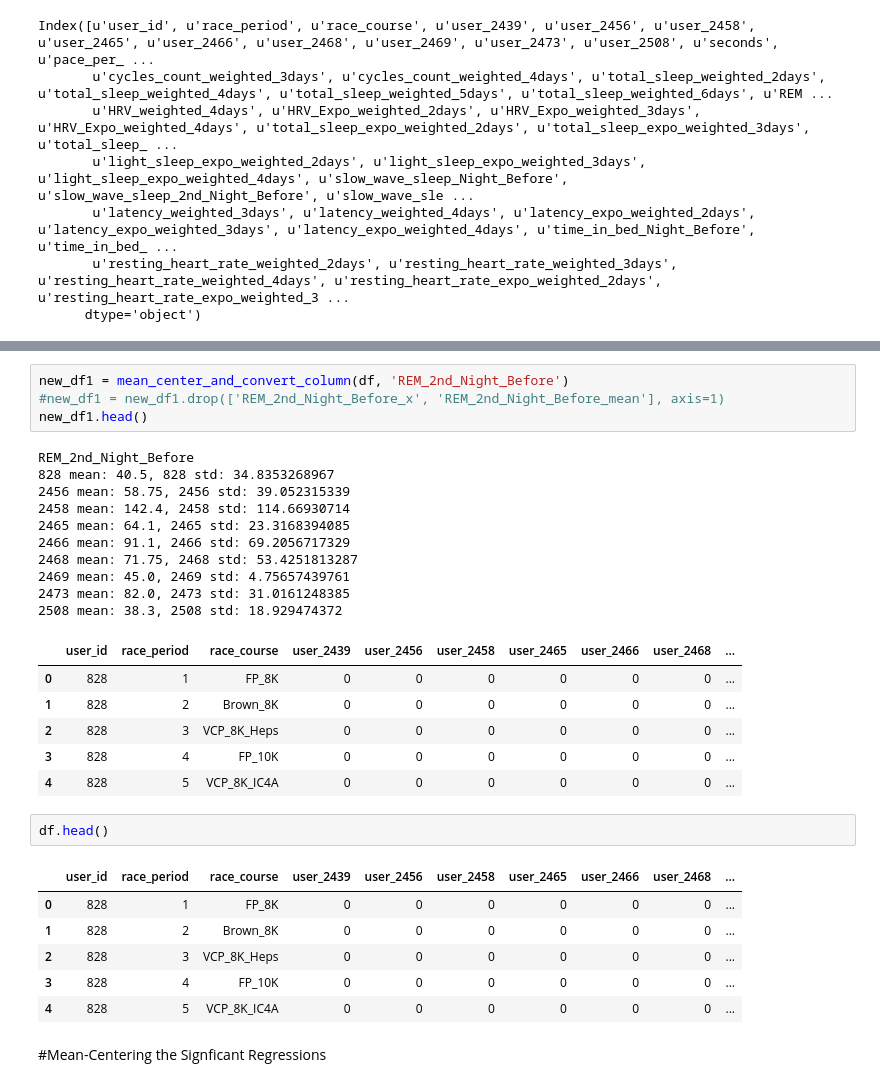
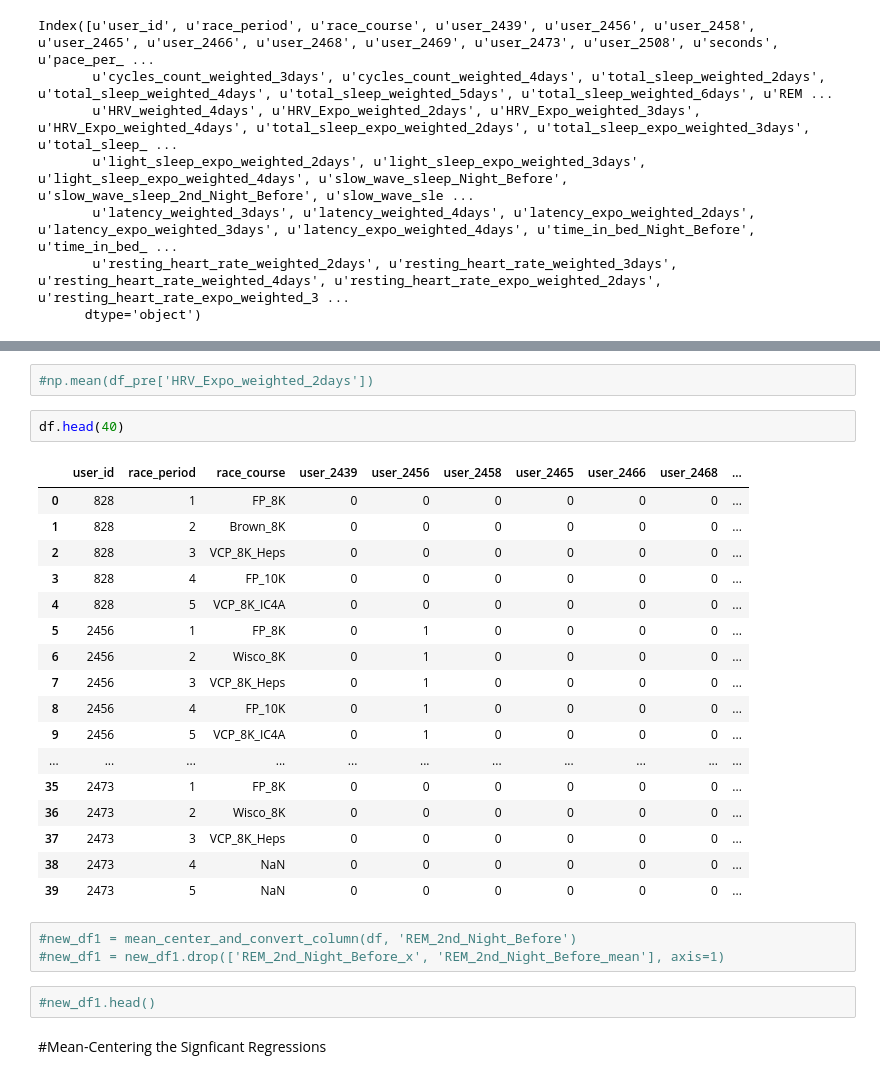
Before and after one commit to callen13/Senior_Thesis, a Jupyter notebook: sequential_model_selection.ipynb, the cells around one changed output, grey strips where cells are left out. Cells and saved outputs as stored; diff of their text form.

```diff
--- a/sequential_model_selection.ipynb
+++ b/sequential_model_selection.ipynb
@@ -607,33 +620,30 @@ def mean_center_and_convert_column(df, col_name):
+# %%
+#np.mean(df_pre['HRV_Expo_weighted_2days'])
+# %%
+df.head(40)
+# %% [output]
+|  | user_id | race_period | race_course | user_2439 | user_2456 | user_2458 | user_2465 | user_2466 | user_2468 | ... |
+| 0 | 828 | 1 | FP_8K | 0 | 0 | 0 | 0 | 0 | 0 | ... |
+| 1 | 828 | 2 | Brown_8K | 0 | 0 | 0 | 0 | 0 | 0 | ... |
+| 2 | 828 | 3 | VCP_8K_Heps | 0 | 0 | 0 | 0 | 0 | 0 | ... |
+| 3 | 828 | 4 | FP_10K | 0 | 0 | 0 | 0 | 0 | 0 | ... |
+| 4 | 828 | 5 | VCP_8K_IC4A | 0 | 0 | 0 | 0 | 0 | 0 | ... |
+| 5 | 2456 | 1 | FP_8K | 0 | 1 | 0 | 0 | 0 | 0 | ... |
+| 6 | 2456 | 2 | Wisco_8K | 0 | 1 | 0 | 0 | 0 | 0 | ... |
+| 7 | 2456 | 3 | VCP_8K_Heps | 0 | 1 | 0 | 0 | 0 | 0 | ... |
+| 8 | 2456 | 4 | FP_10K | 0 | 1 | 0 | 0 | 0 | 0 | ... |
+| 9 | 2456 | 5 | VCP_8K_IC4A | 0 | 1 | 0 | 0 | 0 | 0 | ... |
+| ... | ... | ... | ... | ... | ... | ... | ... | ... | ... | ... |
+| 35 | 2473 | 1 | FP_8K | 0 | 0 | 0 | 0 | 0 | 0 | ... |
+| 36 | 2473 | 2 | Wisco_8K | 0 | 0 | 0 | 0 | 0 | 0 | ... |
+| 37 | 2473 | 3 | VCP_8K_Heps | 0 | 0 | 0 | 0 | 0 | 0 | ... |
+| 38 | 2473 | 4 | NaN | 0 | 0 | 0 | 0 | 0 | 0 | ... |
+| 39 | 2473 | 5 | NaN | 0 | 0 | 0 | 0 | 0 | 0 | ... |
 # %%
-new_df1 = mean_center_and_convert_column(df, 'REM_2nd_Night_Before')
+#new_df1 = mean_center_and_convert_column(df, 'REM_2nd_Night_Before')
 #new_df1 = new_df1.drop(['REM_2nd_Night_Before_x', 'REM_2nd_Night_Before_mean'], axis=1)
-new_df1.head()
-# %% [output]
-REM_2nd_Night_Before
-828 mean: 40.5, 828 std: 34.8353268967
-2456 mean: 58.75, 2456 std: 39.052315339
-2458 mean: 142.4, 2458 std: 114.66930714
-2465 mean: 64.1, 2465 std: 23.3168394085
-2466 mean: 91.1, 2466 std: 69.2056717329
-2468 mean: 71.75, 2468 std: 53.4251813287
-2469 mean: 45.0, 2469 std: 4.75657439761
-2473 mean: 82.0, 2473 std: 31.0161248385
-2508 mean: 38.3, 2508 std: 18.929474372
-|  | user_id | race_period | race_course | user_2439 | user_2456 | user_2458 | user_2465 | user_2466 | user_2468 | ... |
-| 0 | 828 | 1 | FP_8K | 0 | 0 | 0 | 0 | 0 | 0 | ... |
-| 1 | 828 | 2 | Brown_8K | 0 | 0 | 0 | 0 | 0 | 0 | ... |
-| 2 | 828 | 3 | VCP_8K_Heps | 0 | 0 | 0 | 0 | 0 | 0 | ... |
-| 3 | 828 | 4 | FP_10K | 0 | 0 | 0 | 0 | 0 | 0 | ... |
-| 4 | 828 | 5 | VCP_8K_IC4A | 0 | 0 | 0 | 0 | 0 | 0 | ... |
-# %%
-df.head()
-# %% [output]
-|  | user_id | race_period | race_course | user_2439 | user_2456 | user_2458 | user_2465 | user_2466 | user_2468 | ... |
-| 0 | 828 | 1 | FP_8K | 0 | 0 | 0 | 0 | 0 | 0 | ... |
-| 1 | 828 | 2 | Brown_8K | 0 | 0 | 0 | 0 | 0 | 0 | ... |
-| 2 | 828 | 3 | VCP_8K_Heps | 0 | 0 | 0 | 0 | 0 | 0 | ... |
-| 3 | 828 | 4 | FP_10K | 0 | 0 | 0 | 0 | 0 | 0 | ... |
-| 4 | 828 | 5 | VCP_8K_IC4A | 0 | 0 | 0 | 0 | 0 | 0 | ... |
+# %%
+#new_df1.head()
 # %% [markdown]
 #Mean-Centering the Signficant Regressions
 # %%
```
Also changed, not shown: parts of 13 cells of this notebook.
